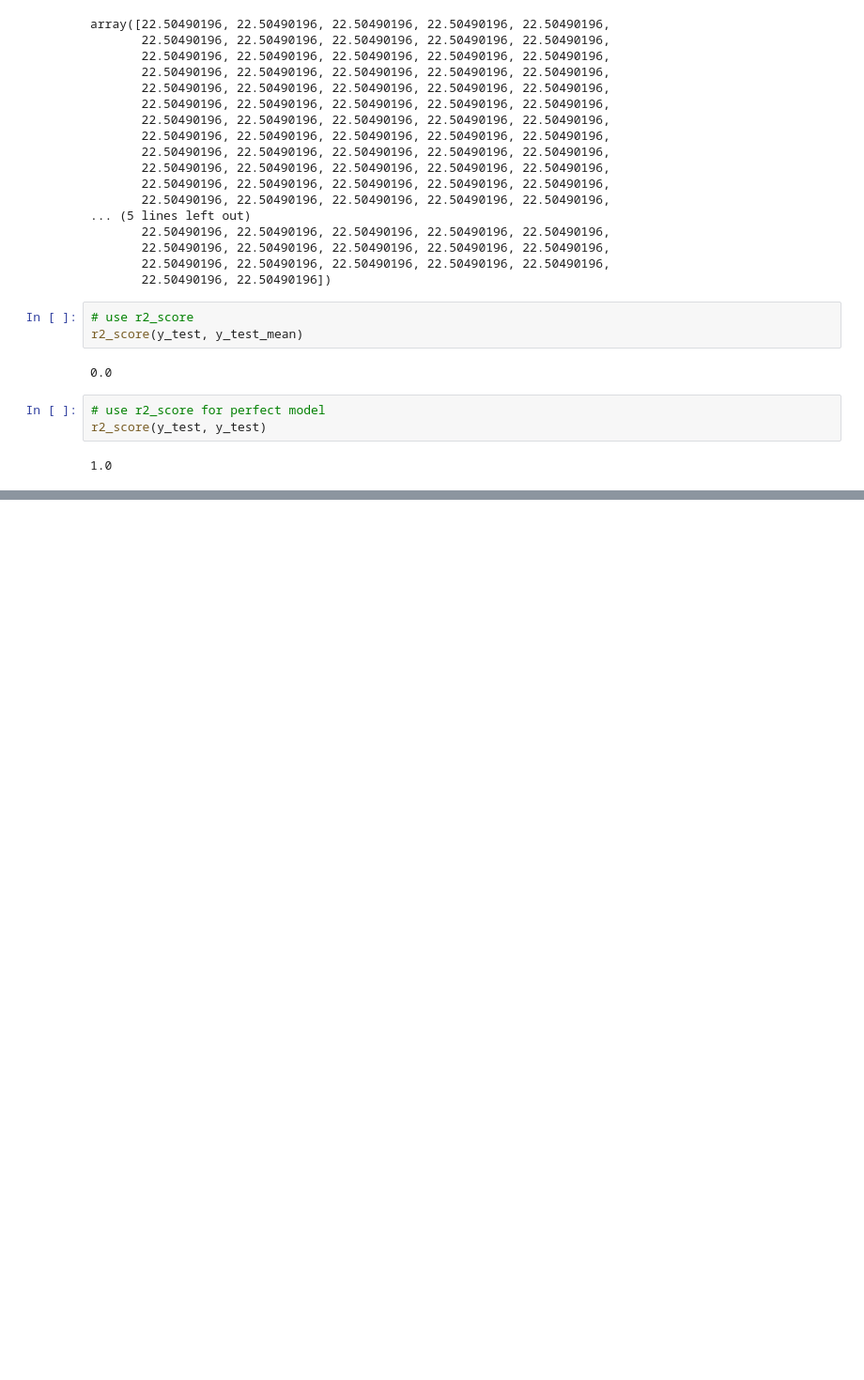
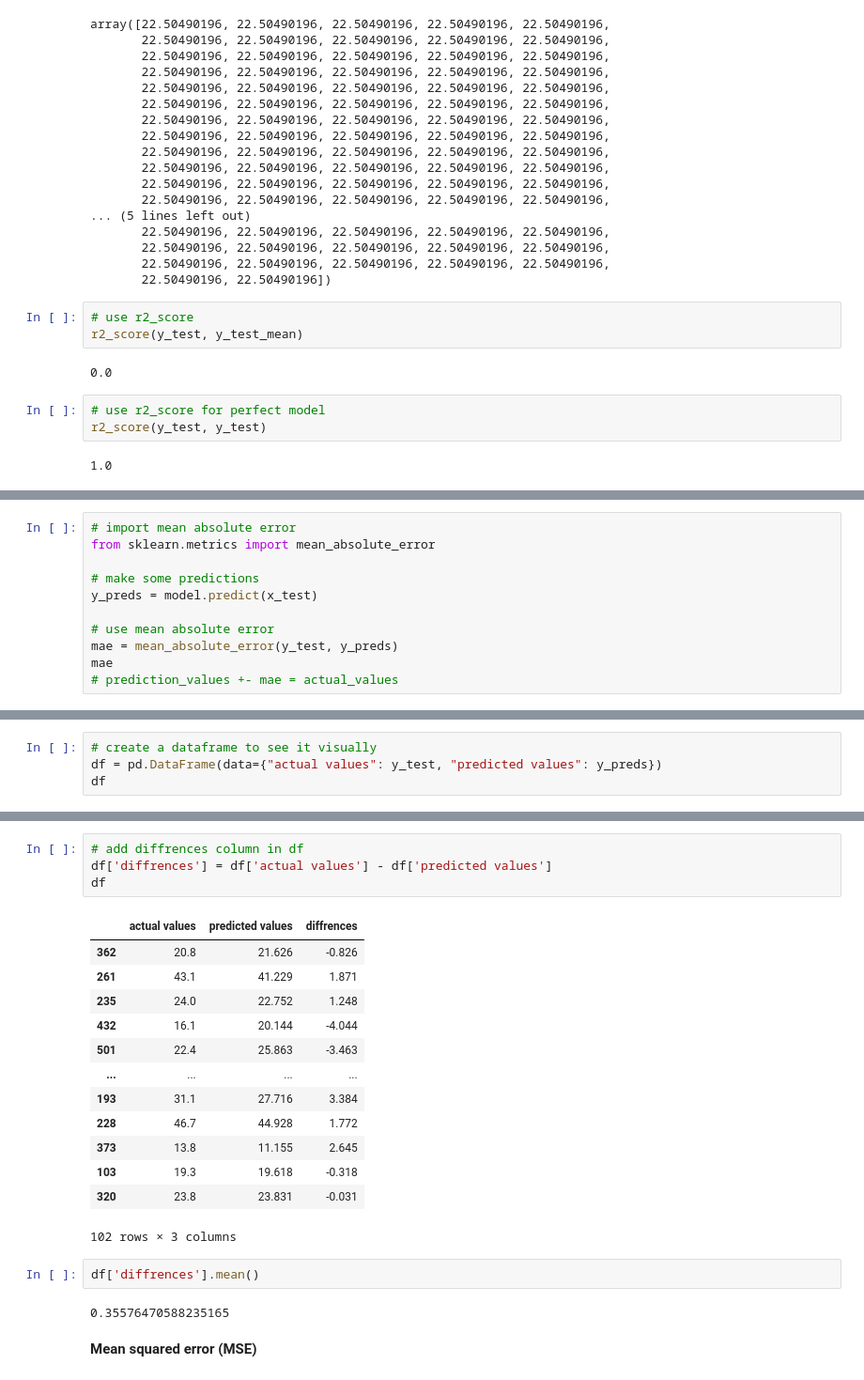
Before and after one commit to aliazani/machine-learning, a Jupyter notebook: 5-scikit-learn/1-introduction-scikit-learn.ipynb, the cells around one changed output, grey strips where cells are left out. Shown at 94% size. Drawn from its saved outputs; the diff is of its cells as text; blank space fills up the shorter version.

```diff
--- a/5-scikit-learn/1-introduction-scikit-learn.ipynb
+++ b/5-scikit-learn/1-introduction-scikit-learn.ipynb
@@ -1402,0 +1408,11 @@ r2_score(y_test, y_test)
+# %%
+# import mean absolute error
+from sklearn.metrics import mean_absolute_error
+
+# make some predictions
+y_preds = model.predict(x_test)
+
+# use mean absolute error
+mae = mean_absolute_error(y_test, y_preds)
+mae
+# prediction_values +- mae = actual_values
@@ -1402,0 +1421,4 @@ r2_score(y_test, y_test)
+# %%
+# create a dataframe to see it visually
+df = pd.DataFrame(data={"actual values": y_test, "predicted values": y_preds})
+df
@@ -1402,0 +1439,24 @@ r2_score(y_test, y_test)
+# %%
+# add diffrences column in df
+df['diffrences'] = df['actual values'] - df['predicted values']
+df
+# %% [output]
+|  | actual values | predicted values | diffrences |
+| 362 | 20.8 | 21.626 | -0.826 |
+| 261 | 43.1 | 41.229 | 1.871 |
+| 235 | 24.0 | 22.752 | 1.248 |
+| 432 | 16.1 | 20.144 | -4.044 |
+| 501 | 22.4 | 25.863 | -3.463 |
+| ... | ... | ... | ... |
+| 193 | 31.1 | 27.716 | 3.384 |
+| 228 | 46.7 | 44.928 | 1.772 |
+| 373 | 13.8 | 11.155 | 2.645 |
+| 103 | 19.3 | 19.618 | -0.318 |
+| 320 | 23.8 | 23.831 | -0.031 |
+102 rows × 3 columns
+# %%
+df['diffrences'].mean()
+# %% [output]
+0.35576470588235165
+# %% [markdown]
+**Mean squared error (MSE)**
```
Also changed, not shown: parts of 40 cells of this notebook, 1 other file.
